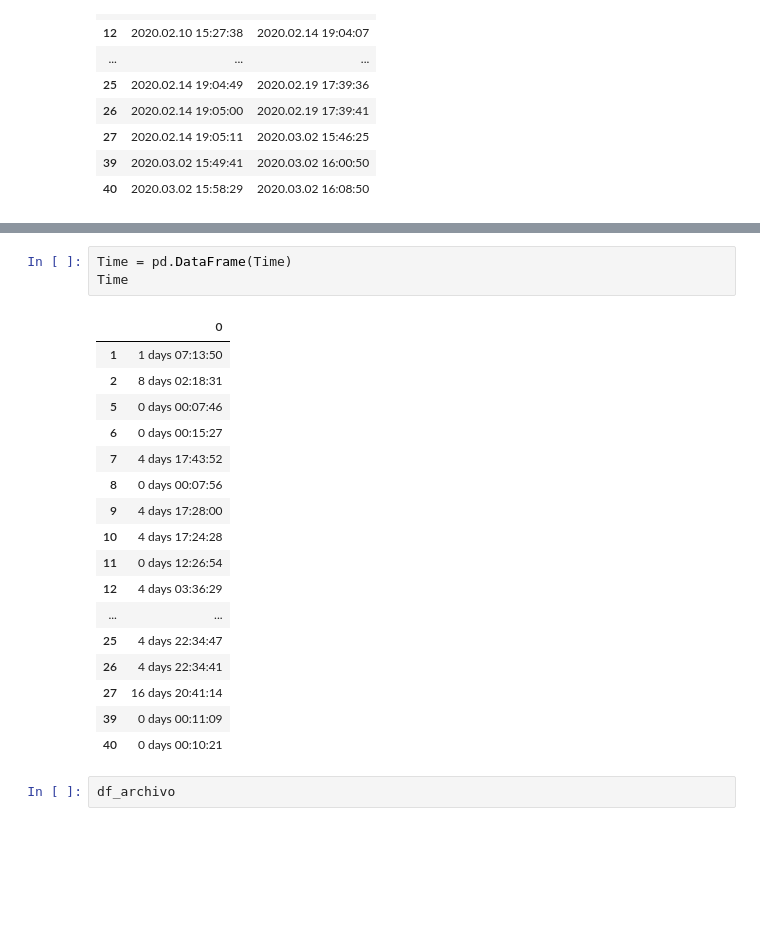
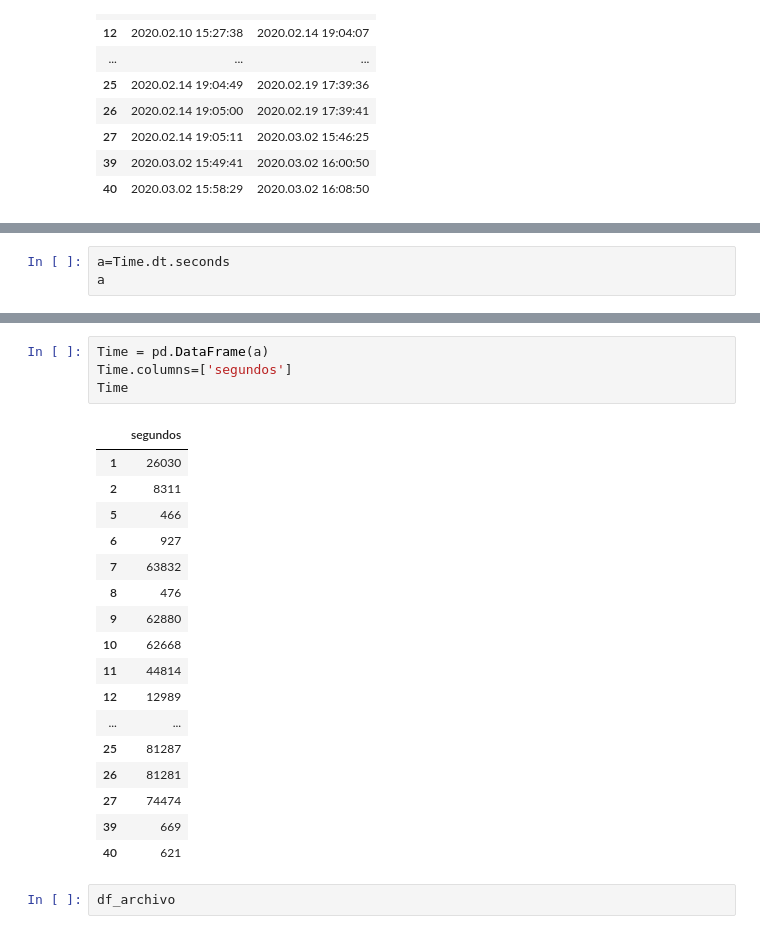
Before and after one commit to luisangelrp97/LAB_2_LARP, a Jupyter notebook: borrador lab.ipynb, the cells around one changed output, grey strips where cells are left out. Cells and saved outputs as stored; diff of their text form; blank space fills up the shorter version.

```diff
--- a/borrador lab.ipynb
+++ b/borrador lab.ipynb
@@ -130,0 +131,3 @@ dtype: timedelta64[ns]
+# %%
+a=Time.dt.seconds
+a
@@ -131,24 +152,25 @@ dtype: timedelta64[ns]
 # %%
-Time = pd.DataFrame(Time)
+Time = pd.DataFrame(a)
+Time.columns=['segundos']
 Time
 # %% [output]
-|  | 0 |
-| 1 | 1 days 07:13:50 |
-| 2 | 8 days 02:18:31 |
-| 5 | 0 days 00:07:46 |
-| 6 | 0 days 00:15:27 |
-| 7 | 4 days 17:43:52 |
-| 8 | 0 days 00:07:56 |
-| 9 | 4 days 17:28:00 |
-| 10 | 4 days 17:24:28 |
-| 11 | 0 days 12:26:54 |
-| 12 | 4 days 03:36:29 |
+|  | segundos |
+| 1 | 26030 |
+| 2 | 8311 |
+| 5 | 466 |
+| 6 | 927 |
+| 7 | 63832 |
+| 8 | 476 |
+| 9 | 62880 |
+| 10 | 62668 |
+| 11 | 44814 |
+| 12 | 12989 |
 | ... | ... |
-| 25 | 4 days 22:34:47 |
-| 26 | 4 days 22:34:41 |
-| 27 | 16 days 20:41:14 |
-| 39 | 0 days 00:11:09 |
-| 40 | 0 days 00:10:21 |
+| 25 | 81287 |
+| 26 | 81281 |
+| 27 | 74474 |
+| 39 | 669 |
+| 40 | 621 |
 # %%
 df_archivo
 # %% [output]
```
Also changed, not shown: parts of 8 cells of this notebook.
